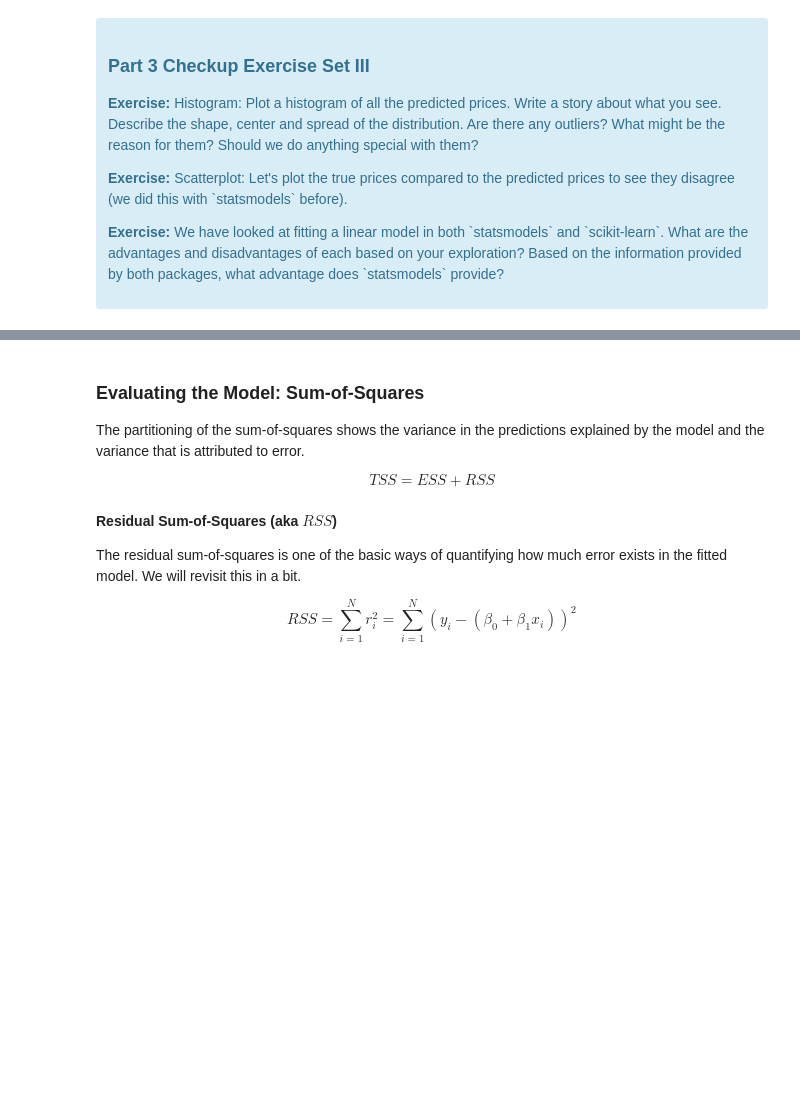
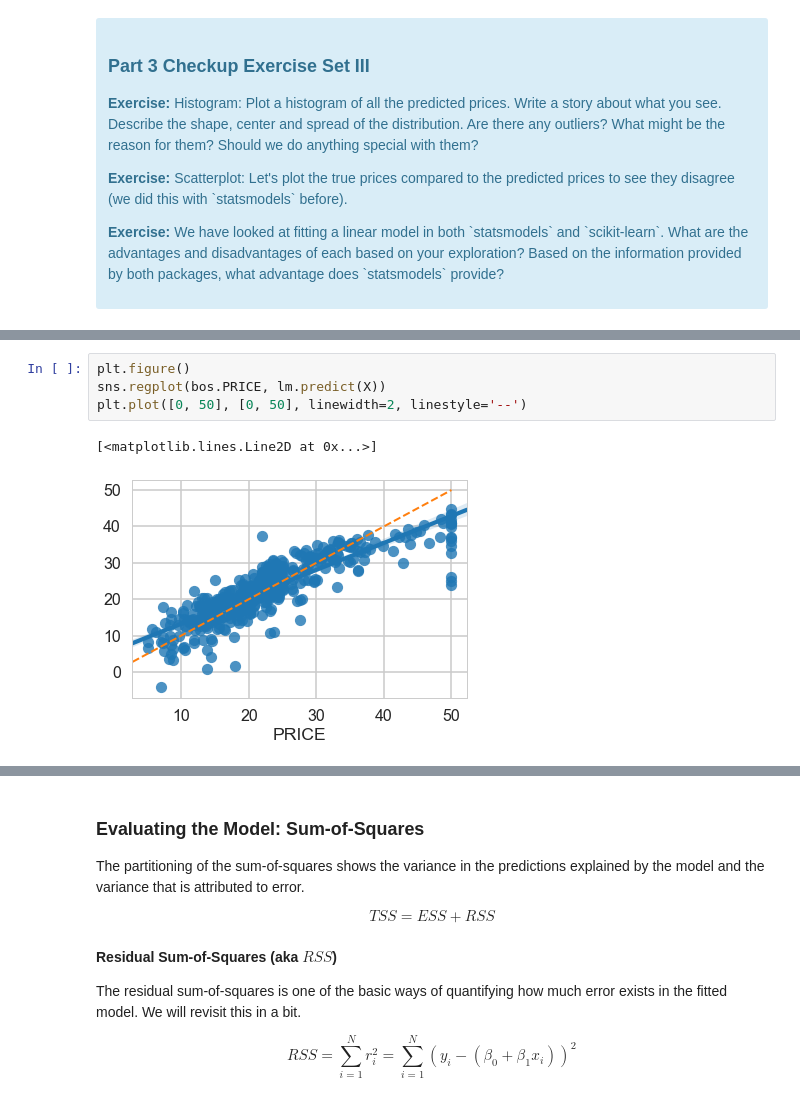
Before and after one commit to wsjk/linear_regression, a Jupyter notebook: Mini_Project_Linear_Regression.ipynb, the cells around one changed output, grey strips where cells are left out. Cells and saved outputs as stored; diff of their text form; blank space fills up the shorter version.

```diff
--- a/Mini_Project_Linear_Regression.ipynb
+++ b/Mini_Project_Linear_Regression.ipynb
@@ -462,0 +597,7 @@ lm.predict(X)[0:5]
+# %%
+plt.figure()
+sns.regplot(bos.PRICE, lm.predict(X))
+plt.plot([0, 50], [0, 50], linewidth=2, linestyle='--')
+# %% [output]
+[<matplotlib.lines.Line2D at 0x...>]
+[figure, added]
```
Also changed, not shown: parts of 38 cells of this notebook.
